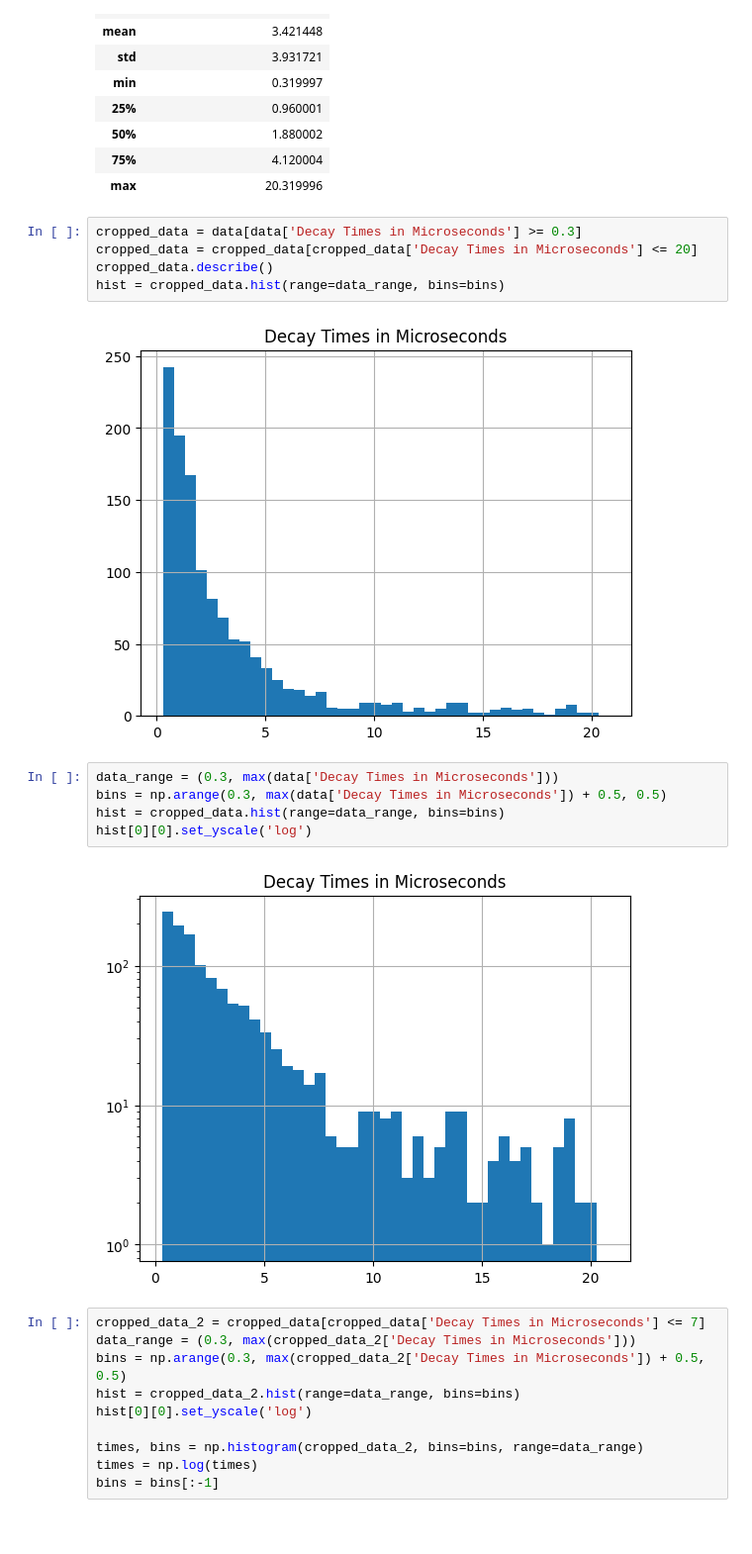
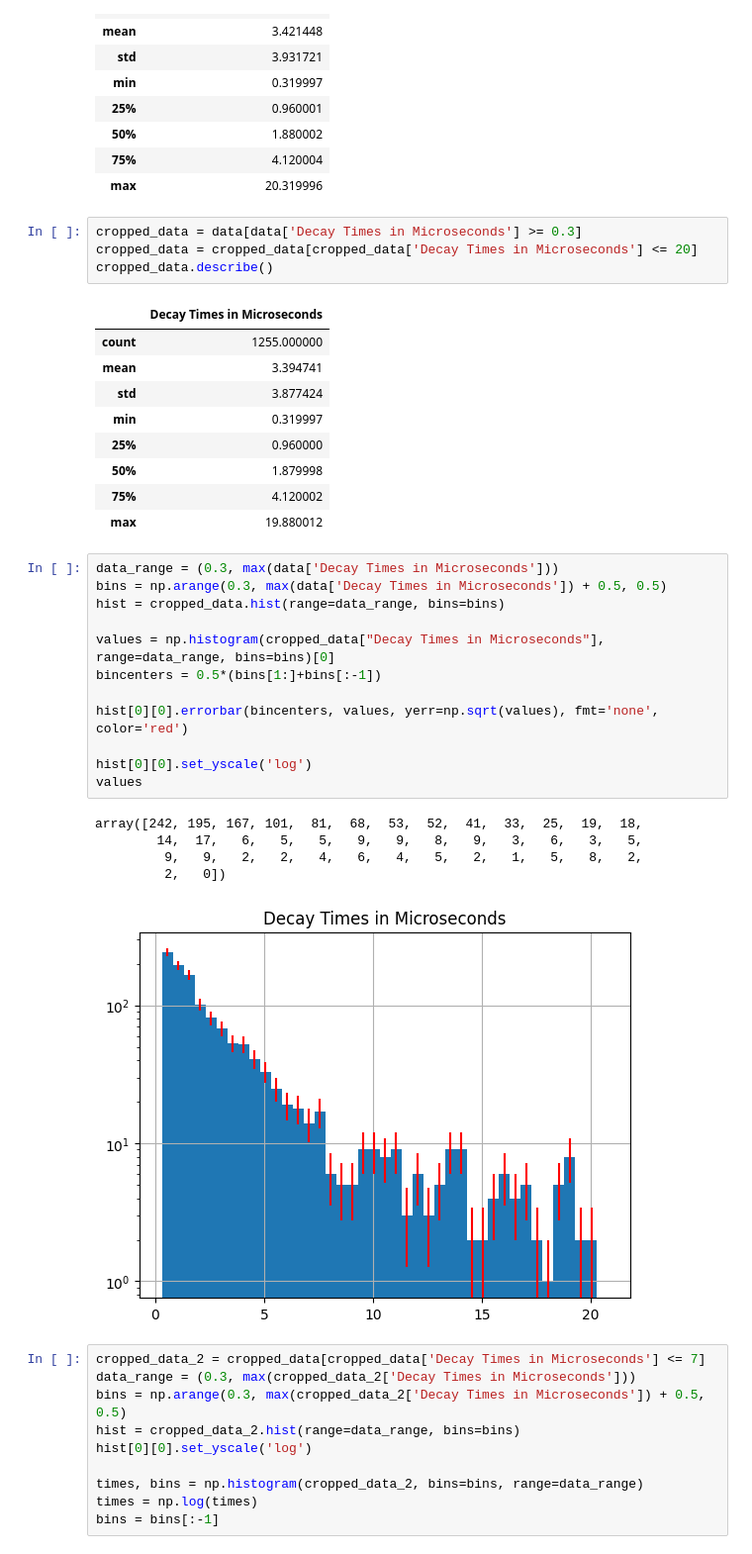
Before and after one commit to Indigo5684/Notes, a Jupyter notebook: statics/physics/modern-phys-lab/decay.ipynb, the cells around one changed output. Shown at 99% size. Saved outputs shown, nothing was run; the diff lists cells and outputs as text; blank space fills up the shorter version.

```diff
--- a/statics/physics/modern-phys-lab/decay.ipynb
+++ b/statics/physics/modern-phys-lab/decay.ipynb
@@ -19,16 +19,34 @@ data.describe()
 cropped_data = data[data['Decay Times in Microseconds'] >= 0.3]
 cropped_data = cropped_data[cropped_data['Decay Times in Microseconds'] <= 20]
 cropped_data.describe()
-hist = cropped_data.hist(range=data_range, bins=bins)
 # %% [output]
-[figure, removed]
+|  | Decay Times in Microseconds |
+| count | 1255.000000 |
+| mean | 3.394741 |
+| std | 3.877424 |
+| min | 0.319997 |
+| 25% | 0.960000 |
+| 50% | 1.879998 |
+| 75% | 4.120002 |
+| max | 19.880012 |
 # %%
 data_range = (0.3, max(data['Decay Times in Microseconds']))
 bins = np.arange(0.3, max(data['Decay Times in Microseconds']) + 0.5, 0.5)
 hist = cropped_data.hist(range=data_range, bins=bins)
+
+values = np.histogram(cropped_data["Decay Times in Microseconds"], range=data_range, bins=bins)[0]
+bincenters = 0.5*(bins[1:]+bins[:-1])
+
+hist[0][0].errorbar(bincenters, values, yerr=np.sqrt(values), fmt='none', color='red')
+
 hist[0][0].set_yscale('log')
+values
 # %% [output]
+array([242, 195, 167, 101,  81,  68,  53,  52,  41,  33,  25,  19,  18,
+        14,  17,   6,   5,   5,   9,   9,   8,   9,   3,   6,   3,   5,
+         9,   9,   2,   2,   4,   6,   4,   5,   2,   1,   5,   8,   2,
+         2,   0])
-[figure, old version]
+[figure, new version]
 # %%
 cropped_data_2 = cropped_data[cropped_data['Decay Times in Microseconds'] <= 7]
 data_range = (0.3, max(cropped_data_2['Decay Times in Microseconds']))
```
Also changed, not shown: parts of 3 cells of this notebook, 1 other file.
